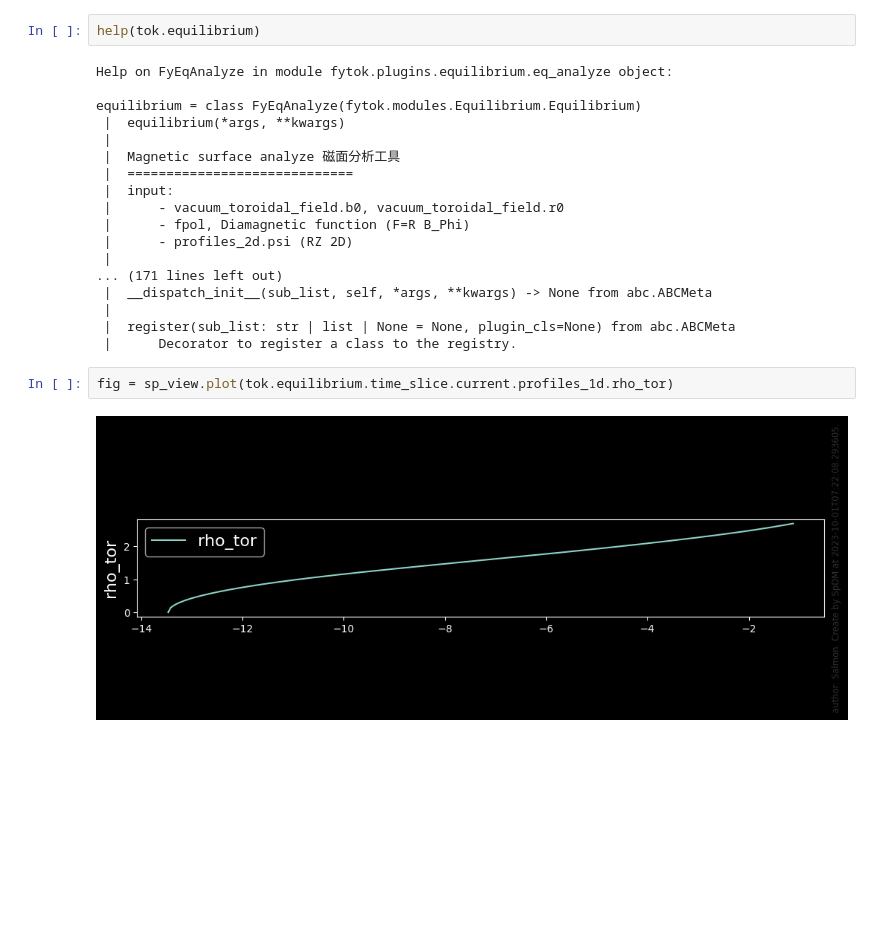
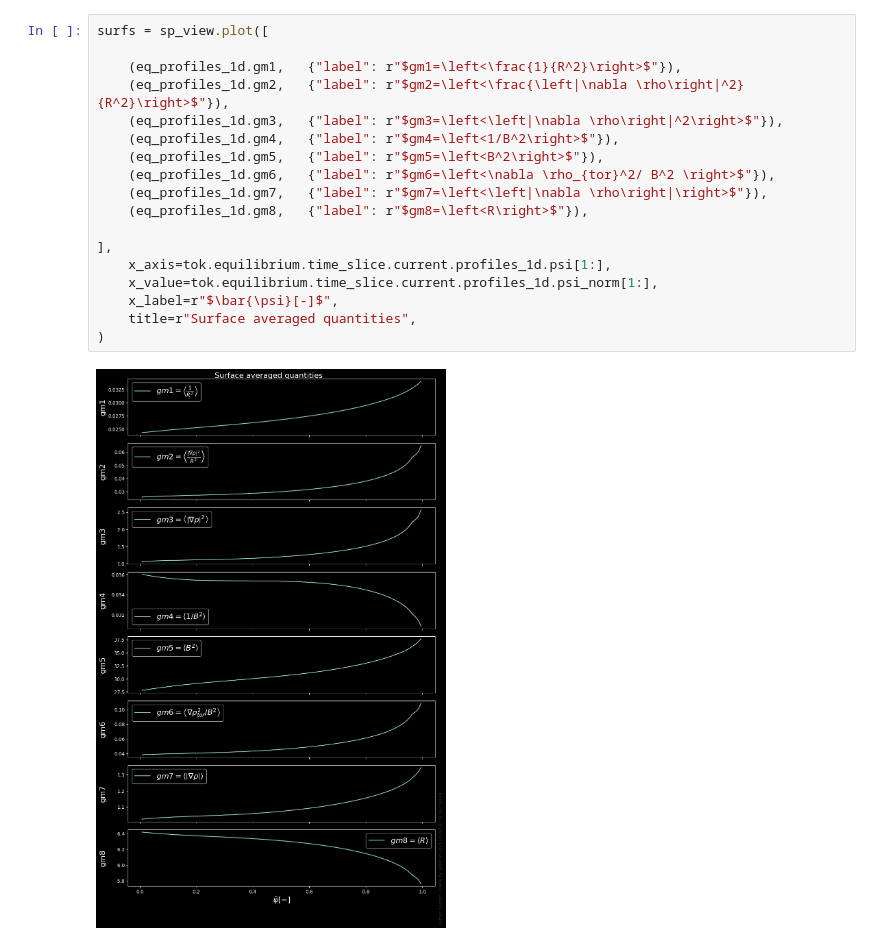
Before and after one commit to fusion-yun/fytok_tutorial, a Jupyter notebook: tutorial/00_QuickStart.ipynb, the cells around one changed output. Saved outputs shown, nothing was run; the diff lists cells and outputs as text; blank space fills up the shorter version.

```diff
--- a/tutorial/00_QuickStart.ipynb
+++ b/tutorial/00_QuickStart.ipynb
@@ -90,24 +92,20 @@ profs = sp_view.plot([
-# %%
-help(tok.equilibrium)
-# %% [output]
-Help on FyEqAnalyze in module fytok.plugins.equilibrium.eq_analyze object:
-
-equilibrium = class FyEqAnalyze(fytok.modules.Equilibrium.Equilibrium)
- |  equilibrium(*args, **kwargs)
- |
- |  Magnetic surface analyze 磁面分析工具
- |  =============================
- |  input:
- |      - vacuum_toroidal_field.b0, vacuum_toroidal_field.r0
- |      - fpol, Diamagnetic function (F=R B_Phi)
- |      - profiles_2d.psi (RZ 2D)
- |
-... (171 lines left out)
- |  __dispatch_init__(sub_list, self, *args, **kwargs) -> None from abc.ABCMeta
- |
- |  register(sub_list: str | list | None = None, plugin_cls=None) from abc.ABCMeta
- |      Decorator to register a class to the registry.
-# %%
-fig = sp_view.plot(tok.equilibrium.time_slice.current.profiles_1d.rho_tor)
-# %% [output]
-[figure, removed]
+# %%
+surfs = sp_view.plot([
+
+    (eq_profiles_1d.gm1,   {"label": r"$gm1=\left<\frac{1}{R^2}\right>$"}),
+    (eq_profiles_1d.gm2,   {"label": r"$gm2=\left<\frac{\left|\nabla \rho\right|^2}{R^2}\right>$"}),
+    (eq_profiles_1d.gm3,   {"label": r"$gm3=\left<\left|\nabla \rho\right|^2\right>$"}),
+    (eq_profiles_1d.gm4,   {"label": r"$gm4=\left<1/B^2\right>$"}),
+    (eq_profiles_1d.gm5,   {"label": r"$gm5=\left<B^2\right>$"}),
+    (eq_profiles_1d.gm6,   {"label": r"$gm6=\left<\nabla \rho_{tor}^2/ B^2 \right>$"}),
+    (eq_profiles_1d.gm7,   {"label": r"$gm7=\left<\left|\nabla \rho\right|\right>$"}),
+    (eq_profiles_1d.gm8,   {"label": r"$gm8=\left<R\right>$"}),
+
+],
+    x_axis=tok.equilibrium.time_slice.current.profiles_1d.psi[1:],
+    x_value=tok.equilibrium.time_slice.current.profiles_1d.psi_norm[1:],
+    x_label=r"$\bar{\psi}[-]$",
+    title=r"Surface averaged quantities",
+)
+# %% [output]
+[figure, added]
```
Also changed, not shown: parts of 5 cells of this notebook, 3 other files.
